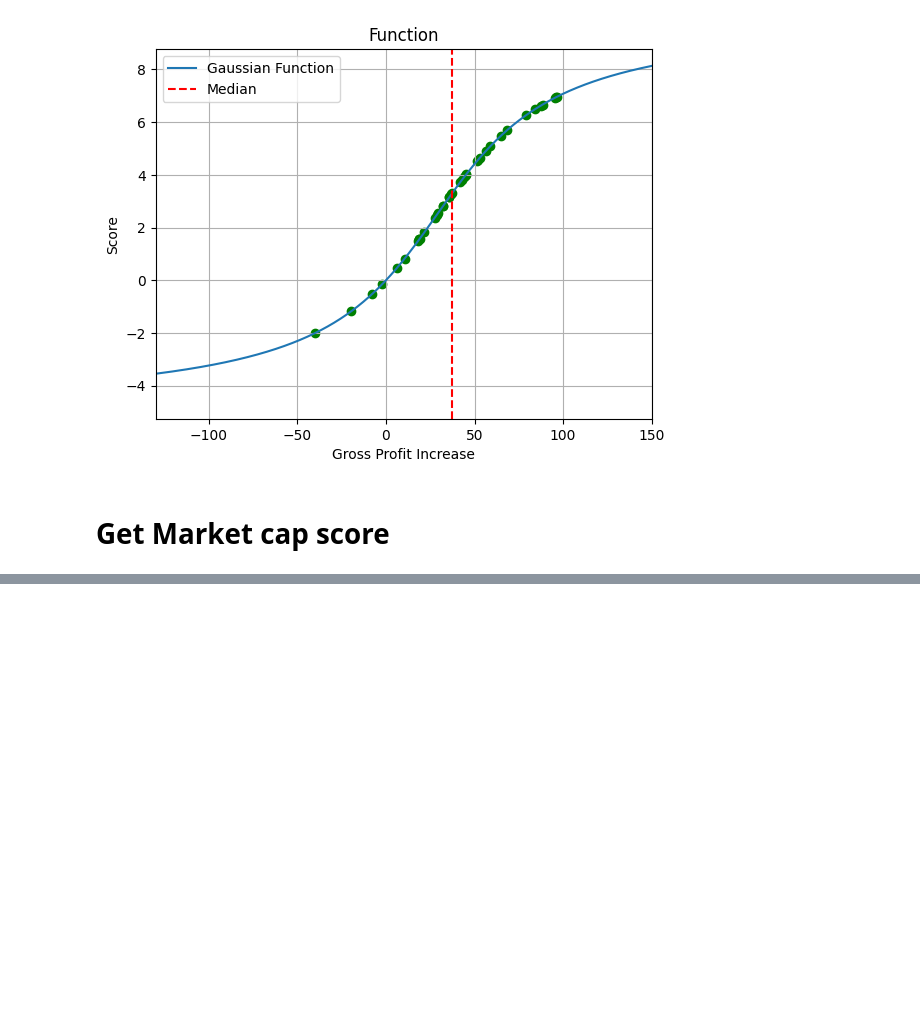
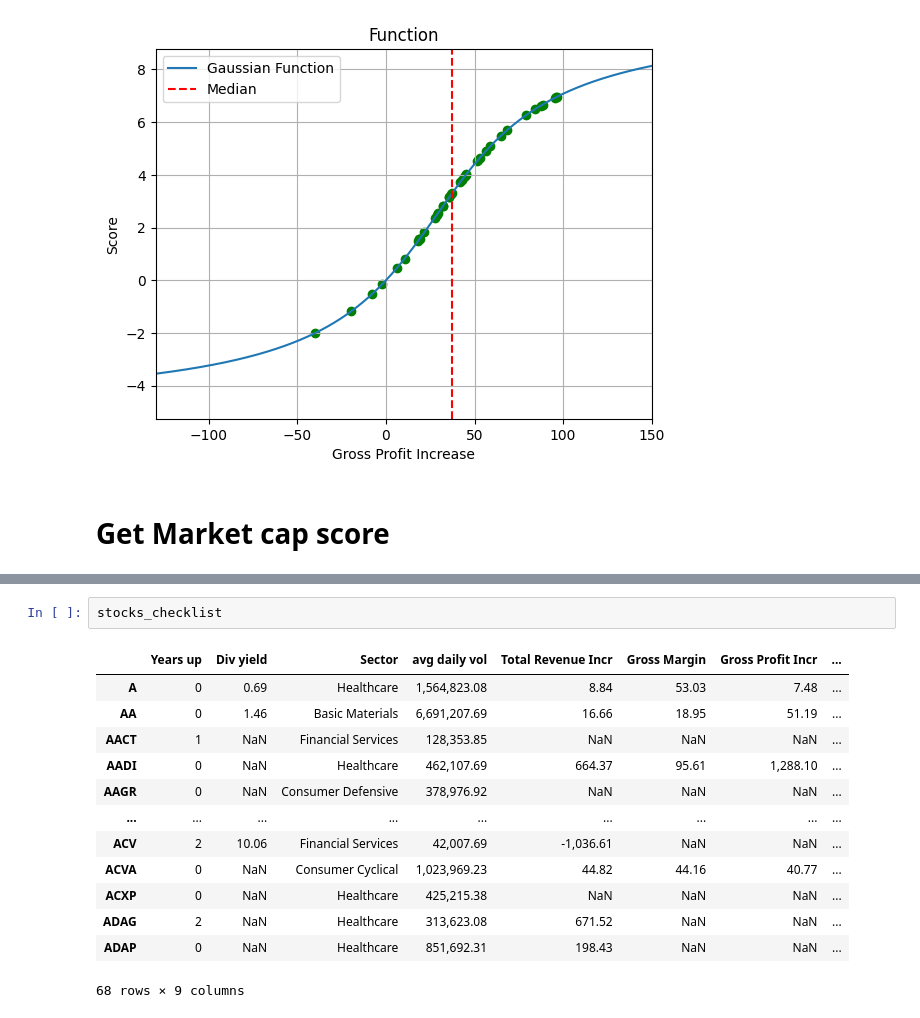
Before and after one commit to Idanq1/Stocks-Strategies, a Jupyter notebook: Investing/Checklist.ipynb, the cells around one changed output, grey strips where cells are left out. Drawn from its saved outputs; the diff is of its cells as text; blank space fills up the shorter version.

```diff
--- a/Investing/Checklist.ipynb
+++ b/Investing/Checklist.ipynb
@@ -431,0 +455,16 @@ scores
+# %%
+stocks_checklist
+# %% [output]
+|  | Years up | Div yield | Sector | avg daily vol | Total Revenue Incr | Gross Margin | Gross Profit Incr | ... |
+| A | 0 | 0.69 | Healthcare | 1,564,823.08 | 8.84 | 53.03 | 7.48 | ... |
+| AA | 0 | 1.46 | Basic Materials | 6,691,207.69 | 16.66 | 18.95 | 51.19 | ... |
+| AACT | 1 | NaN | Financial Services | 128,353.85 | NaN | NaN | NaN | ... |
+| AADI | 0 | NaN | Healthcare | 462,107.69 | 664.37 | 95.61 | 1,288.10 | ... |
+| AAGR | 0 | NaN | Consumer Defensive | 378,976.92 | NaN | NaN | NaN | ... |
+| ... | ... | ... | ... | ... | ... | ... | ... | ... |
+| ACV | 2 | 10.06 | Financial Services | 42,007.69 | -1,036.61 | NaN | NaN | ... |
+| ACVA | 0 | NaN | Consumer Cyclical | 1,023,969.23 | 44.82 | 44.16 | 40.77 | ... |
+| ACXP | 0 | NaN | Healthcare | 425,215.38 | NaN | NaN | NaN | ... |
+| ADAG | 2 | NaN | Healthcare | 313,623.08 | 671.52 | NaN | NaN | ... |
+| ADAP | 0 | NaN | Healthcare | 851,692.31 | 198.43 | NaN | NaN | ... |
+68 rows × 9 columns
```
Also changed, not shown: parts of 17 cells of this notebook.
